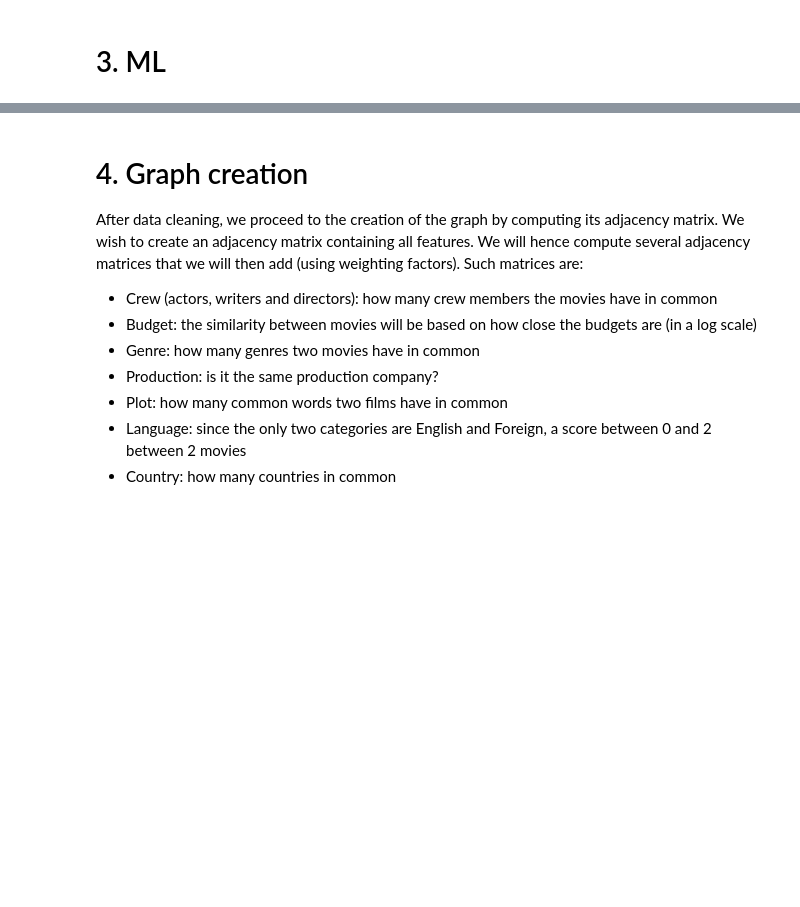
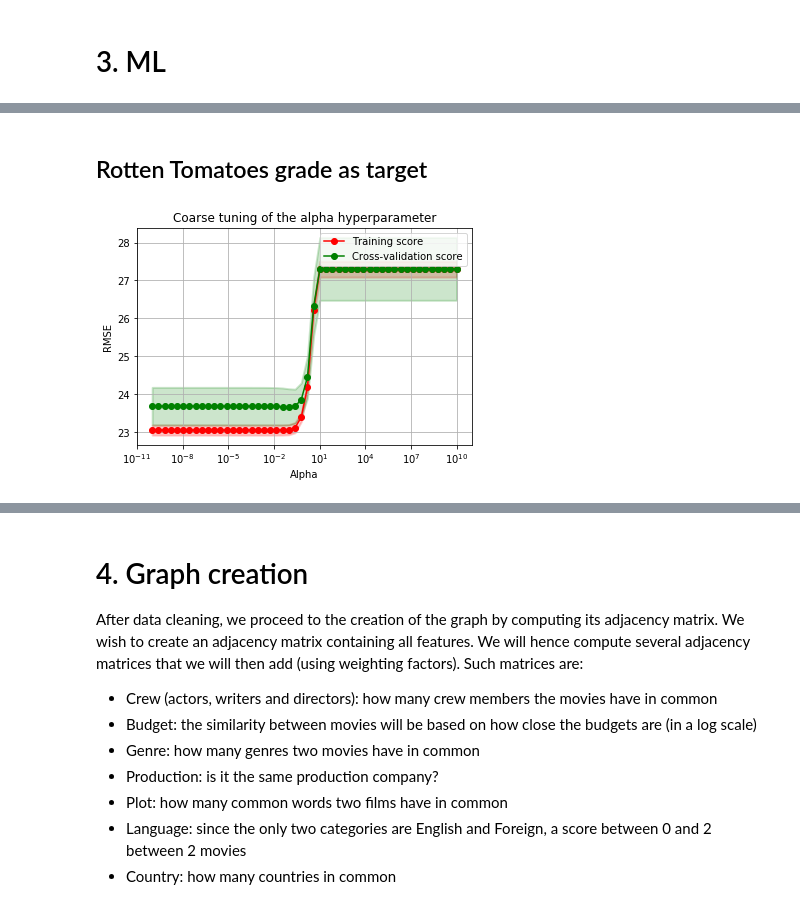
Before and after one commit to illorens/Project_NTDS, a Jupyter notebook: Analysis.ipynb, the cells around one changed output, grey strips where cells are left out. Saved outputs shown, nothing was run; the diff lists cells and outputs as text; code cells hidden in the pictures; blank space fills up the shorter version.

```diff
--- a/Analysis.ipynb
+++ b/Analysis.ipynb
@@ -740,0 +914,12 @@ And we have several labels that define the success of the movie:
+# %% [markdown]
+## Rotten Tomatoes grade as target
+# %%
+alpha_range = np.logspace(-10, 10, 50)
+
+train_scores_val_l, cv_scores_val_l = validation_curve(lasso_pipeline, X_train, y_train['tomatoGrade'],
+                                                       param_name="lasso__alpha",param_range=alpha_range,
+                                                       cv=5, scoring=MSE,n_jobs = -1)
+plot_validation_curve(np.sqrt(train_scores_val_l), np.sqrt(cv_scores_val_l), alpha_range,
+                      'log', 'Coarse tuning of the alpha hyperparameter', 'RMSE', 'Alpha')
+# %% [output]
+[figure, added]
```
Also changed, not shown: parts of 58 cells of this notebook.
